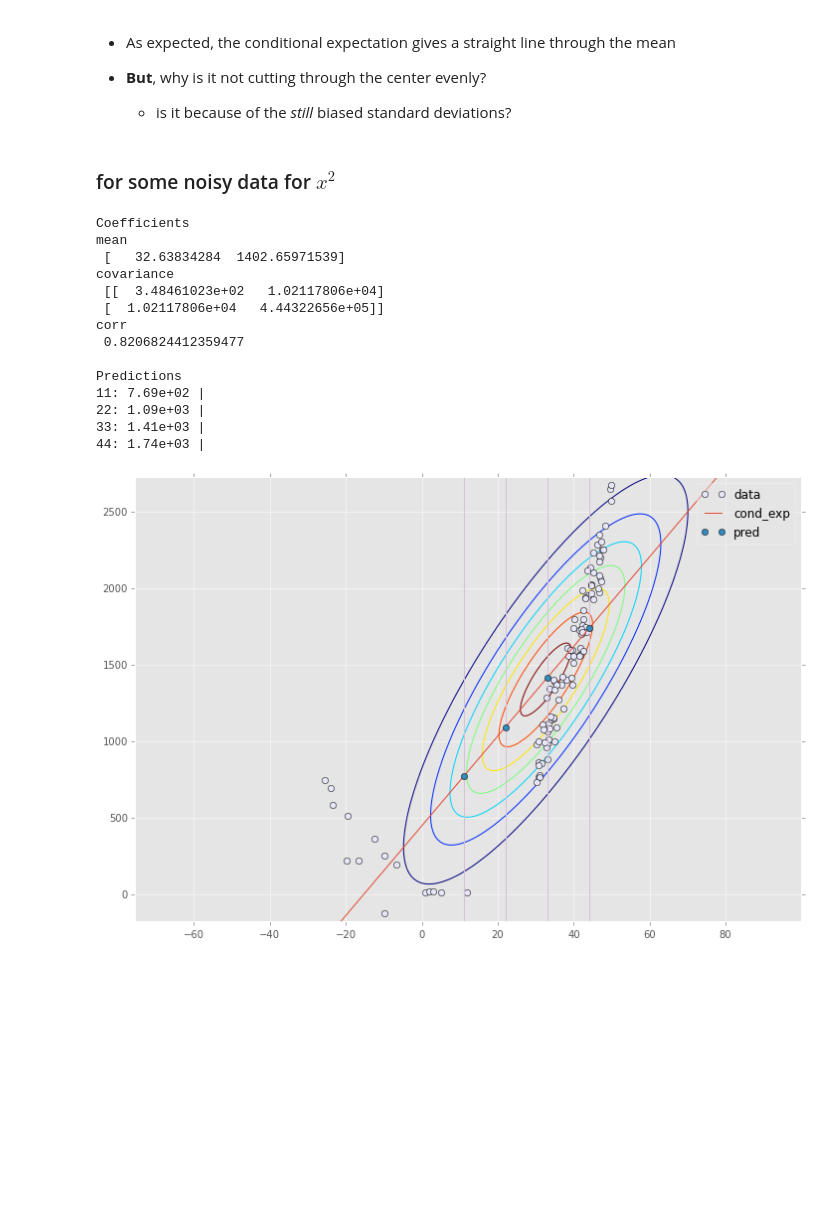
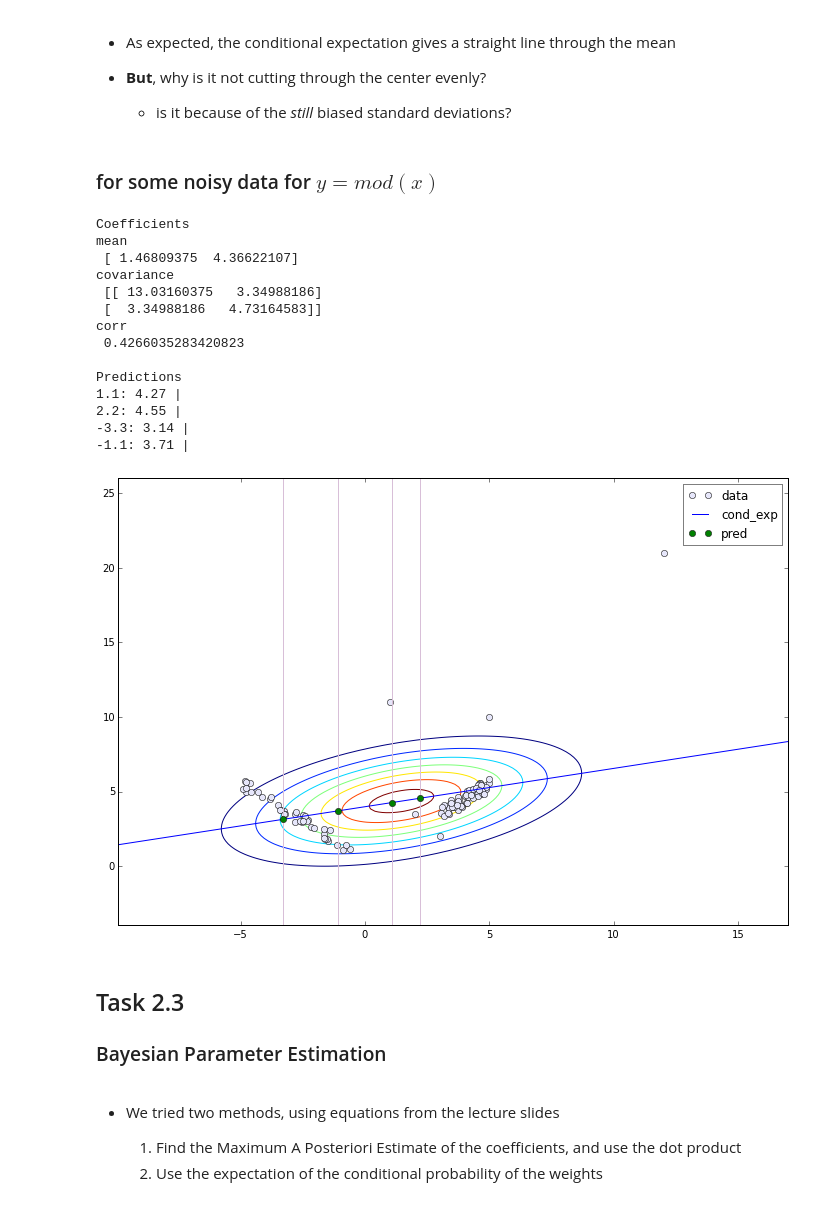
Before and after one commit to motjuste/patt-rex, a Jupyter notebook: project-02-demo.ipynb, the cells around one changed output. Drawn from its saved outputs; the diff is of its cells as text; code cells hidden in the pictures; blank space fills up the shorter version.

Commit message:
Slides for task-2.3

```diff
--- a/project-02-demo.ipynb
+++ b/project-02-demo.ipynb
@@ -19,8 +19,6 @@ Presented on 07-Jan-2016 by:
 import numpy as np
 import matplotlib.pyplot as plt
 %matplotlib inline
-
-plt.style.use('ggplot')
 
 import pattrex.plotting_mpl as plt_rex
 import pattrex.preprocessing as pre_rex
@@ -41,12 +39,12 @@ hu = np.array([h for i, h in enumerate(hs) if i in neg_idx])
 hn = HW_new[0, :]
 wn = HW_new[1, :]
 # %%
-qx = np.random.uniform(30, 50, 90)
-qx = np.hstack((qx, np.random.uniform(-30, -5, 10)))
-qy = np.power(qx, 2) + np.random.uniform(-225, 225, 100)
+qx = np.random.uniform(3, 5, 60)
+qx = np.hstack((qx, np.random.uniform(-5, -0.5, 40)))
+qy = np.abs(qx) + np.random.uniform(0, 1.0, 100)
 qx = np.hstack((qx, np.array([1, 2, 3, 5, 12])))
-qy = np.hstack((qy, np.array([10, 15, 20, 10, 11])))
+qy = np.hstack((qy, np.array([11, 3.5, 2.0, 10, 21])))
 
-qu = np.array([11, 22, 33, 44])
+qu = np.array([1.1, 2.2, -3.3, -1.1])
 # %% [markdown]
 ## Task 2.1
@@ -208,11 +206,13 @@ $$
 
 - for the correlation coefficient $\rho$, one can also use `numpy.corrcoef(...)`
 # %%
-def demo_2(x, y, u, ddof=None):
+def demo_2(x, y, u, ddof=None, padding=50):
     XY = np.vstack((x, y))
     res = fit_rex.fit_multivariate_normal_dist(XY, ddof=ddof
-                                               , padding=50, get_pdf=True
-                                               , X_unknown=u, X_unknown_dim=0)
+                                               , padding=padding
+                                               , get_pdf=True
+                                               , X_unknown=u
+                                               , X_unknown_dim=0)
     coeff = res[0]
     line = res[1]
     pred = res[2]
@@ -230,8 +230,8 @@ def demo_2(x, y, u, ddof=None):
     xmin, ymin = XY.min(axis=1)
     xmax, ymax = XY.max(axis=1)
 
-    xlim = [xmin-50, xmax+50]
-    ylim = [ymin-50, ymax+50]
+    xlim = [xmin-padding, xmax+padding]
+    ylim = [ymin-padding, ymax+padding]
 
     # plot data
     plt_rex.plot2d(XY, colwise_data=True,
@@ -285,22 +285,30 @@ Predictions
 
     + is it because of the *still* biased standard deviations?
 # %% [markdown]
-### for some noisy data for $x^2$
+### for some noisy data for $y=mod(x)$
 # %%
-demo_2(qx, qy, qu)
+demo_2(qx, qy, qu, padding=5)
 # %% [output]
 Coefficients
 mean
- [   32.63834284  1402.65971539]
+ [ 1.46809375  4.36622107]
 covariance
- [[  3.48461023e+02   1.02117806e+04]
- [  1.02117806e+04   4.44322656e+05]]
+ [[ 13.03160375   3.34988186]
+ [  3.34988186   4.73164583]]
 corr
- 0.8206824412359477
+ 0.4266035283420823
 
 Predictions
-11: 7.69e+02 |
-22: 1.09e+03 |
-33: 1.41e+03 |
-44: 1.74e+03 |
+1.1: 4.27 |
+2.2: 4.55 |
+-3.3: 3.14 |
+-1.1: 3.71 |
-[figure, old version]
+[figure, new version]
+# %% [markdown]
+## Task 2.3
+### Bayesian Parameter Estimation
+# %% [markdown]
+- We tried two methods, using equations from the lecture slides
+
+    1. Find the Maximum A Posteriori Estimate of the coefficients, and use the dot product
+    2. Use the expectation of the conditional probability of the weights
```
Also changed, not shown: parts of 18 cells of this notebook, 1 other file.
